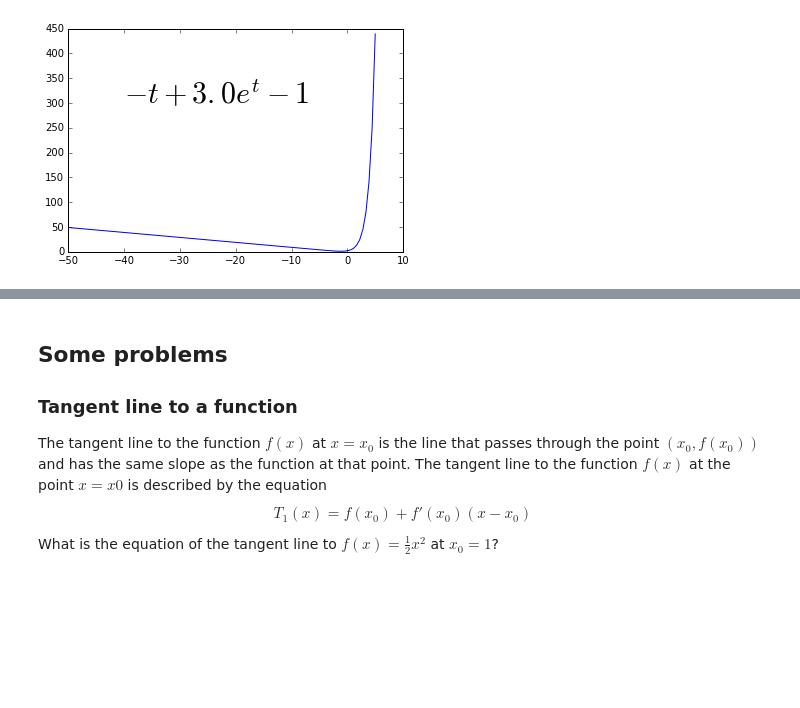
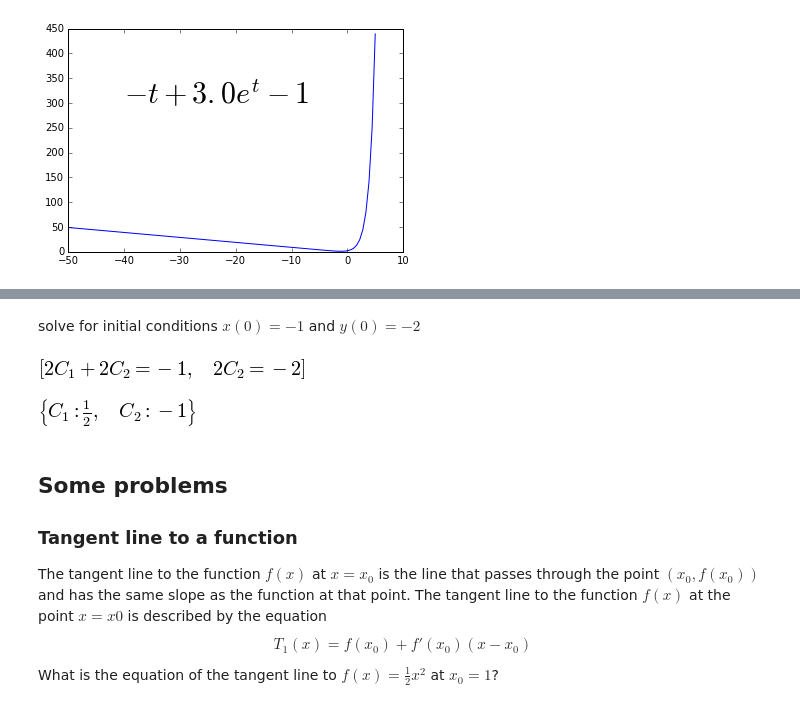
Before and after one commit to myforkedrepositories/20161.mmod, a Jupyter notebook: Notes - 02 A. Sympy.ipynb, the cells around one changed output, grey strips where cells are left out. Cells and saved outputs as stored; diff of their text form; code cells hidden in the pictures; blank space fills up the shorter version.

```diff
--- a/Notes - 02 A. Sympy.ipynb
+++ b/Notes - 02 A. Sympy.ipynb
@@ -357,3 +373,14 @@ plt.text(-40,300, "$"+latex(yt_final)+"$", size=30)
+# %% [markdown]
+solve for initial conditions $x(0)=-1$ and $y(0)=-2$
+# %%
+eq_system = [Eq(Y[0].rhs.subs({t: 0}),-1), Eq(Y[1].rhs.subs({t: 0}),-2)]
+eq_system
+# %% [output]
+[figure, added]
+# %%
+solve(eq_system, [C1, C2])
+# %% [output]
+[figure, added]
 # %% [markdown]
 ## Some problems
 
```
Also changed, not shown: parts of 4 cells of this notebook.
